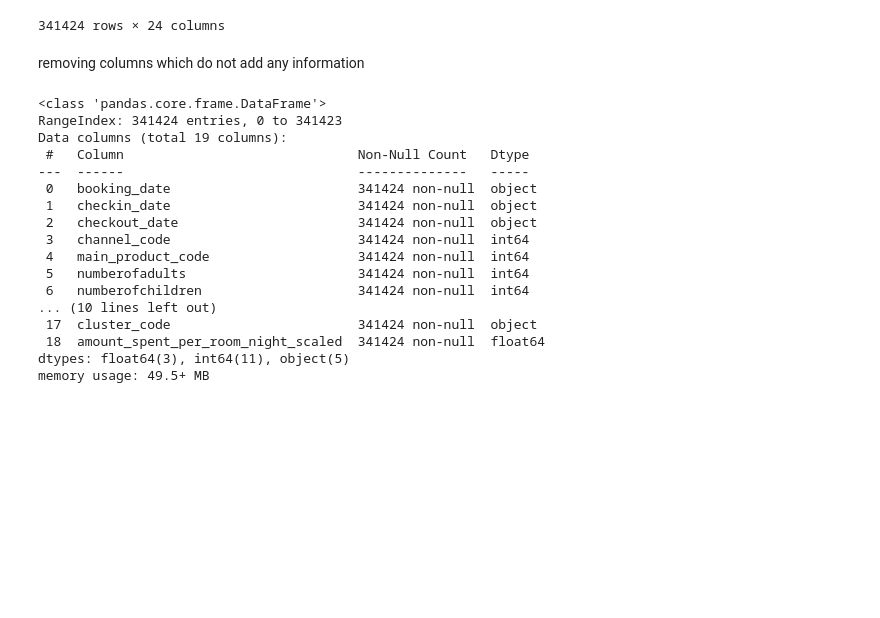
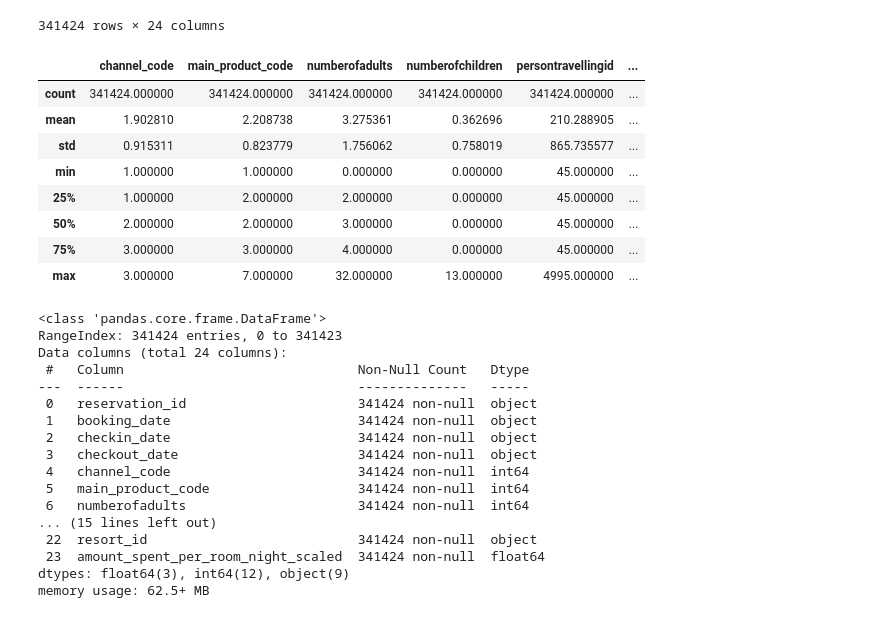
Before and after one commit to Hari-Charan-Reddy-Veerannagari/innomatics-assignments, a Jupyter notebook: mahindra-club-pre-processing.ipynb, the cells around one changed output. Drawn from its saved outputs; the diff is of its cells as text; code cells hidden in the pictures; blank space fills up the shorter version.

```diff
--- a/mahindra-club-pre-processing.ipynb
+++ b/mahindra-club-pre-processing.ipynb
@@ -23,26 +33,35 @@ data
 | 341422 | 1cbe1611a122023d7e994b4cf51fcf28c... | 27/02/19 | 28/02/19 | 01/03/19 | 1 | 3 | ... |
 | 341423 | 8712dd3ce2e36f2fbcd16b24aa3b89bd1... | 28/02/19 | 01/03/19 | 02/03/19 | 3 | 3 | ... |
 341424 rows × 24 columns
-# %% [markdown]
-removing columns which do not add any information
-# %%
-data.drop(columns= ['reservation_id', 'persontravellingid', 'memberid', 'reservationstatusid_code', 'resort_id'], inplace= True)
-data.info()
-# %% [output]
-<class 'pandas.core.frame.DataFrame'>
-RangeIndex: 341424 entries, 0 to 341423
-Data columns (total 19 columns):
- #   Column                              Non-Null Count   Dtype
----  ------                              --------------   -----
- 0   booking_date                        341424 non-null  object
- 1   checkin_date                        341424 non-null  object
- 2   checkout_date                       341424 non-null  object
- 3   channel_code                        341424 non-null  int64
- 4   main_product_code                   341424 non-null  int64
- 5   numberofadults                      341424 non-null  int64
- 6   numberofchildren                    341424 non-null  int64
-... (10 lines left out)
- 17  cluster_code                        341424 non-null  object
- 18  amount_spent_per_room_night_scaled  341424 non-null  float64
-dtypes: float64(3), int64(11), object(5)
-memory usage: 49.5+ MB
+# %%
+data.describe()
+# %% [output]
+|  | channel_code | main_product_code | numberofadults | numberofchildren | persontravellingid | ... |
+| count | 341424.000000 | 341424.000000 | 341424.000000 | 341424.000000 | 341424.000000 | ... |
+| mean | 1.902810 | 2.208738 | 3.275361 | 0.362696 | 210.288905 | ... |
+| std | 0.915311 | 0.823779 | 1.756062 | 0.758019 | 865.735577 | ... |
+| min | 1.000000 | 1.000000 | 0.000000 | 0.000000 | 45.000000 | ... |
+| 25% | 1.000000 | 2.000000 | 2.000000 | 0.000000 | 45.000000 | ... |
+| 50% | 2.000000 | 2.000000 | 3.000000 | 0.000000 | 45.000000 | ... |
+| 75% | 3.000000 | 3.000000 | 4.000000 | 0.000000 | 45.000000 | ... |
+| max | 3.000000 | 7.000000 | 32.000000 | 13.000000 | 4995.000000 | ... |
+# %%
+data.info()
+# %% [output]
+<class 'pandas.core.frame.DataFrame'>
+RangeIndex: 341424 entries, 0 to 341423
+Data columns (total 24 columns):
+ #   Column                              Non-Null Count   Dtype
+---  ------                              --------------   -----
+ 0   reservation_id                      341424 non-null  object
+ 1   booking_date                        341424 non-null  object
+ 2   checkin_date                        341424 non-null  object
+ 3   checkout_date                       341424 non-null  object
+ 4   channel_code                        341424 non-null  int64
+ 5   main_product_code                   341424 non-null  int64
+ 6   numberofadults                      341424 non-null  int64
+... (15 lines left out)
+ 22  resort_id                           341424 non-null  object
+ 23  amount_spent_per_room_night_scaled  341424 non-null  float64
+dtypes: float64(3), int64(12), object(9)
+memory usage: 62.5+ MB
```
Also changed, not shown: parts of 7 cells of this notebook.
